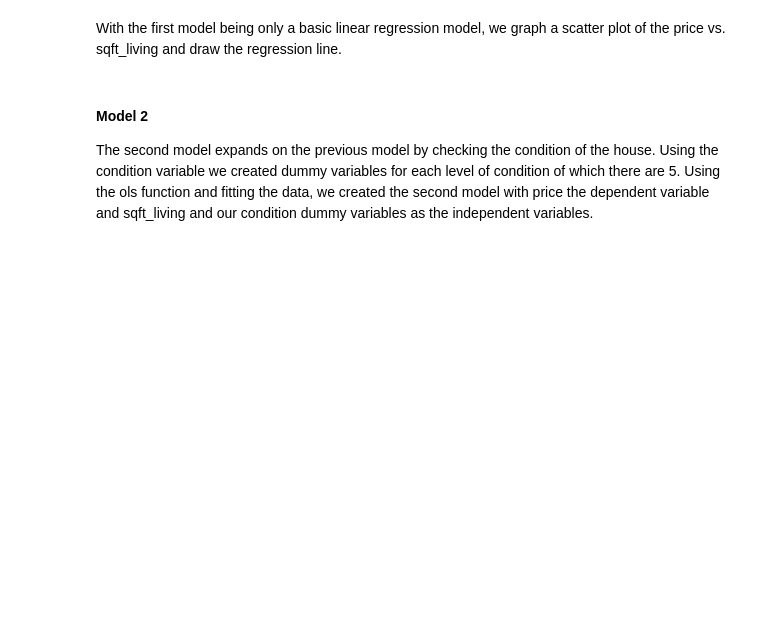
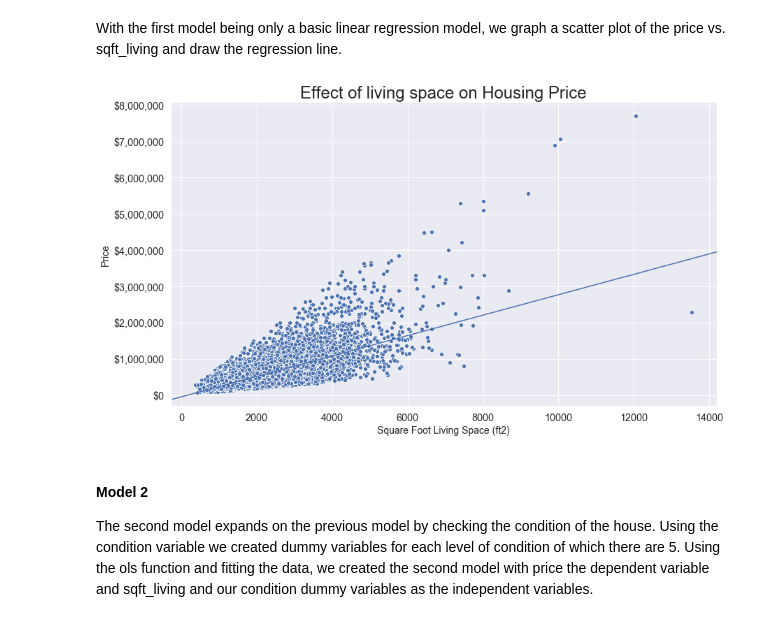
Before and after one commit to griffinhundley/predicting-housing-prices, a Jupyter notebook: Final_Notebook.ipynb, the cells around one changed output. Drawn from its saved outputs; the diff is of its cells as text; code cells hidden in the pictures; blank space fills up the shorter version.

Commit message:
images

```diff
--- a/Final_Notebook.ipynb
+++ b/Final_Notebook.ipynb
@@ -212,12 +262,16 @@ The Root Mean Squared Error (RMSE) is equal to 265871.88, which is less than the
 With the first model being only a basic linear regression model, we graph a scatter plot of the price vs. sqft_living and draw the regression line.
 # %%
 fig, ax = plt.subplots(figsize = (14,8))
-ax = sns.regplot(X_train.sqft_living, y_train, ci = None)
+ax = sns.scatterplot(X_train.sqft_living, y_train)
 ax.set_xlabel('Square Foot Living Space (ft2)', fontsize = 14)
 ax.set_ylabel('Price', fontsize = 14)
-ax.set_title('Effect of Living Space on Housing Price', fontsize = 24)
+ax.set_title('Effect of living space on Housing Price', fontsize = 24)
 ax.tick_params(labelsize = 14)
 lrv.dollar_ticks(ax)
+abline_plot(model_results=model_1, ax = ax);
+fig.savefig('./images/simple_linear_regression.png', bbox_inches='tight')
+# %% [output]
+[figure, added]
 # %% [markdown]
 #### Model 2
 
```
Also changed, not shown: parts of 43 cells of this notebook, 5 other files.
